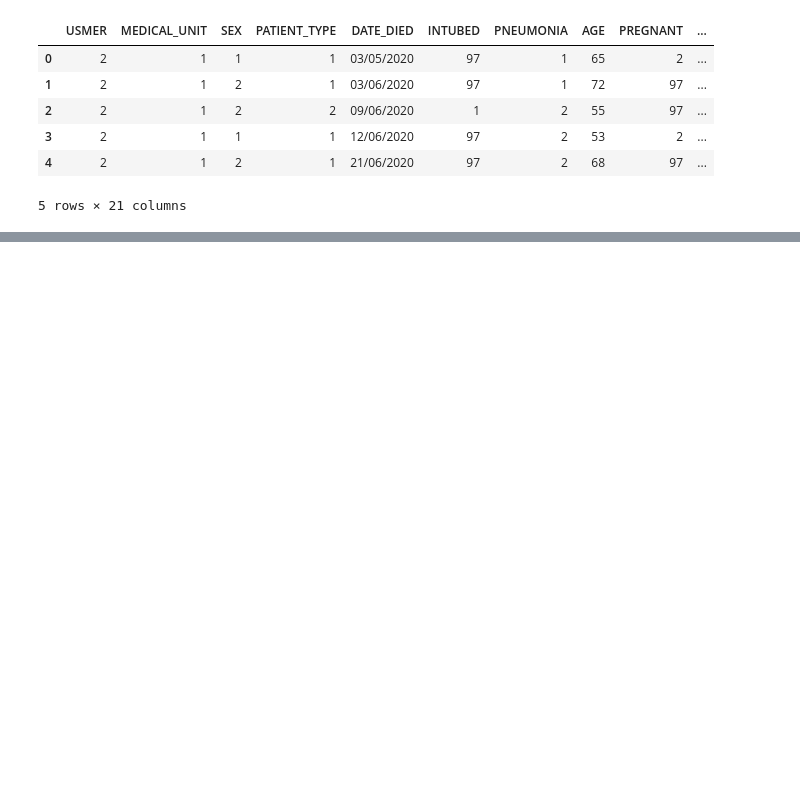
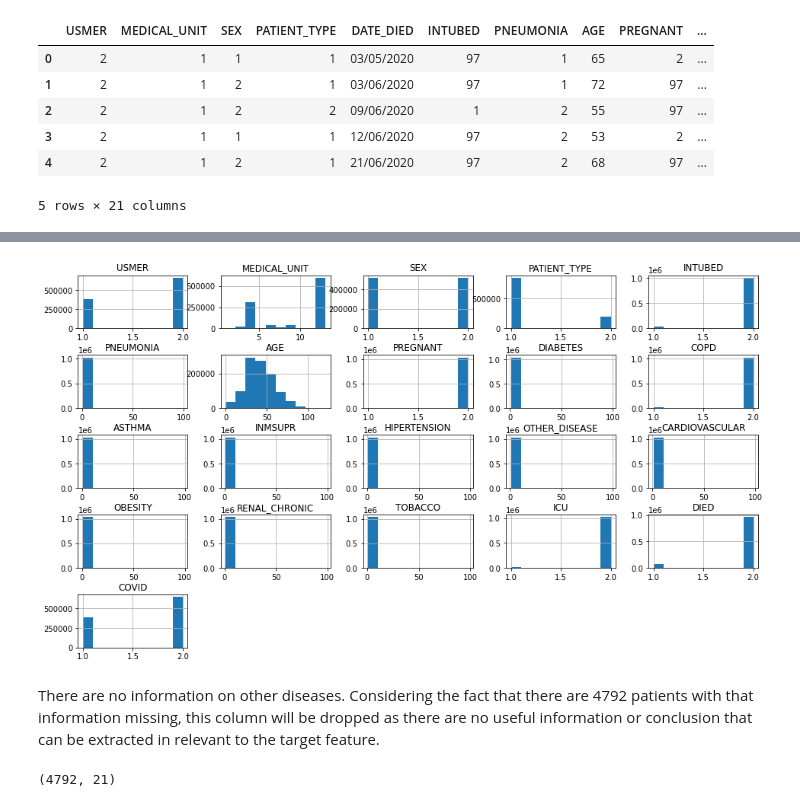
Before and after one commit to azadehansari/CapstoneProject2-COVID_Analysis, a Jupyter notebook: notebooks/Data_Wrandling.ipynb, the cells around one changed output, grey strips where cells are left out. Cells and saved outputs as stored; diff of their text form; code cells hidden in the pictures; blank space fills up the shorter version.

```diff
--- a/notebooks/Data_Wrandling.ipynb
+++ b/notebooks/Data_Wrandling.ipynb
@@ -22,0 +180,2 @@ Index(['USMER', 'MEDICAL_UNIT', 'SEX', 'PATIENT_TYPE', 'DATE_DIED', 'INTUBED',
+# %%
+df.loc[df.PREGNANT.isin([97]),'PREGNANT'] = 2
@@ -22,0 +184,2 @@ Index(['USMER', 'MEDICAL_UNIT', 'SEX', 'PATIENT_TYPE', 'DATE_DIED', 'INTUBED',
+# %%
+df.loc[(df.PREGNANT.isin([98])) & (df.AGE>=50),'PREGNANT'] = 2
@@ -22,0 +188,2 @@ Index(['USMER', 'MEDICAL_UNIT', 'SEX', 'PATIENT_TYPE', 'DATE_DIED', 'INTUBED',
+# %%
+df.drop(df[df.PREGNANT==98].index, inplace = True)
@@ -22,0 +205,12 @@ Index(['USMER', 'MEDICAL_UNIT', 'SEX', 'PATIENT_TYPE', 'DATE_DIED', 'INTUBED',
+# %%
+df[df['COPD']<90].hist(figsize=(16,9))
+plt.subplots_adjust(hspace=0.5)
+plt.show()
+# %% [output]
+[figure, added]
+# %% [markdown]
+There are no information on other diseases. Considering the fact that there are 4792 patients with that information missing, this column will be dropped as there are no useful information or conclusion that can be extracted in relevant to the target feature.
+# %%
+df.loc[df['OTHER_DISEASE']>90].shape
+# %% [output]
+(4792, 21)
```
Also changed, not shown: parts of 47 cells of this notebook, 2 other files.
